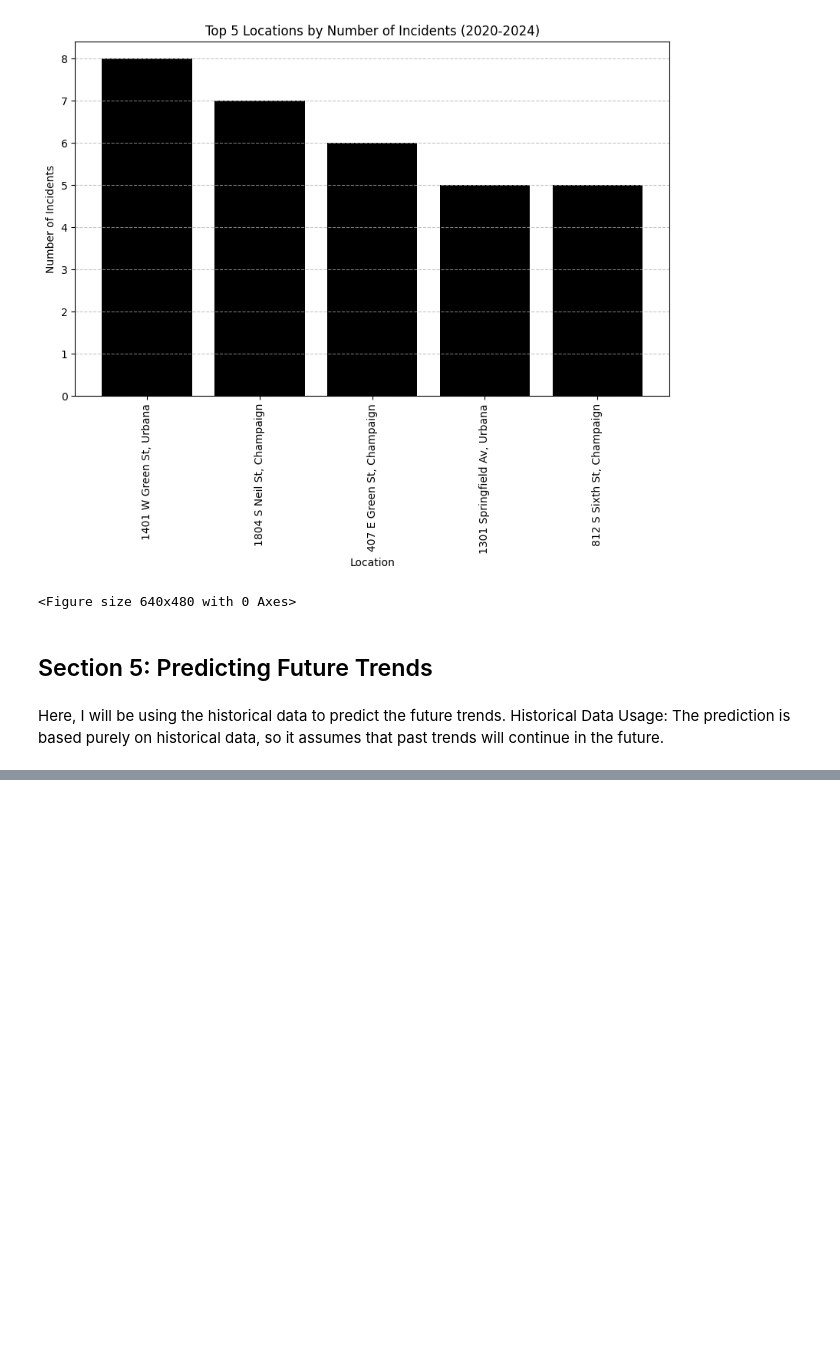
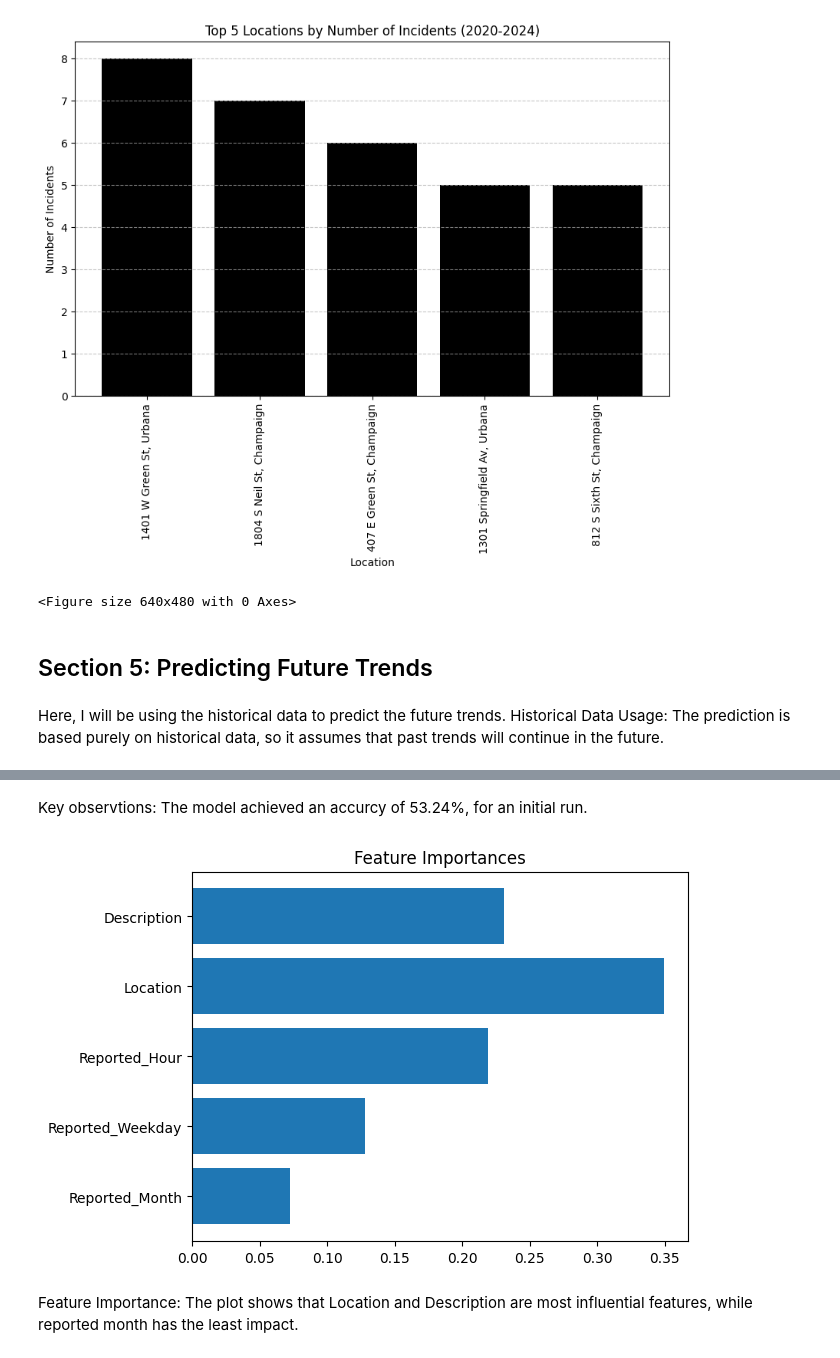
Before and after one commit to senuj05/Illini-Safe, a Jupyter notebook: campus_safety.ipynb, the cells around one changed output, grey strips where cells are left out. Saved outputs shown, nothing was run; the diff lists cells and outputs as text; code cells hidden in the pictures; blank space fills up the shorter version.

Commit message:
Initialized training the model

```diff
--- a/campus_safety.ipynb
+++ b/campus_safety.ipynb
@@ -285,0 +310,22 @@ print(data["Reported Date/Time"].min(), data["Reported Date/Time"].max())
+# %%
+from sklearn.model_selection import train_test_split
+from sklearn.ensemble import RandomForestClassifier
+from sklearn.metrics import accuracy_score, classification_report
+#Define features and targets
+#(X):reported months, reported weekday, reported hour, location, description
+#(Y):disposition
+X= data[['Reported_Month', 'Reported_Weekday', 'Reported_Hour','Location', 'Description']]
+y=data['Disposition']
+
+#Split data into training and testing sets
+X_train, X_test, y_train, y_test = train_test_split(X, y, test_size=0.2, random_state=42)
+print("Training set size:" , X_train.shape)
+print("Test set size:", X_test.shape)
+print("====================================")
+#Train ml model
+model= RandomForestClassifier(n_estimators=100, random_state=42)
+model.fit(X_train, y_train)
+#test the model
+y_pred=model.predict(X_test)
+print("Accuracy:" , accuracy_score(y_test, y_pred))
+print(classification_report(y_test, y_pred))
@@ -285,0 +351,14 @@ print(data["Reported Date/Time"].min(), data["Reported Date/Time"].max())
+# %% [markdown]
+Key observtions: The model achieved an accurcy of 53.24%, for an initial run.
+# %%
+#Visualization report
+import matplotlib.pyplot as plt
+importances= model.feature_importances_
+feature_names= X.columns
+plt.barh(feature_names, importances)
+plt.title('Feature Importances')
+plt. show()
+# %% [output]
+[figure, added]
+# %% [markdown]
+Feature Importance: The plot shows that Location and Description are most influential features, while reported month has the least impact.
```
Also changed, not shown: parts of 2 cells of this notebook.
